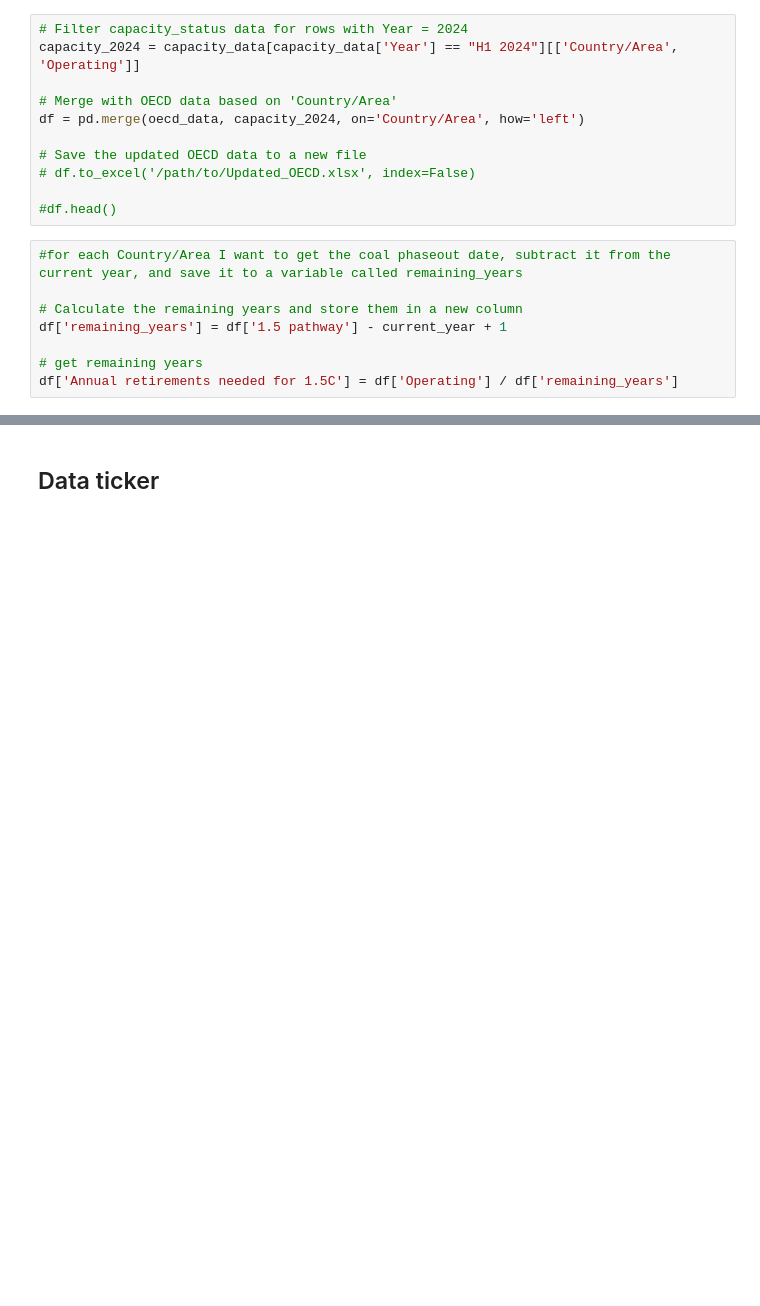
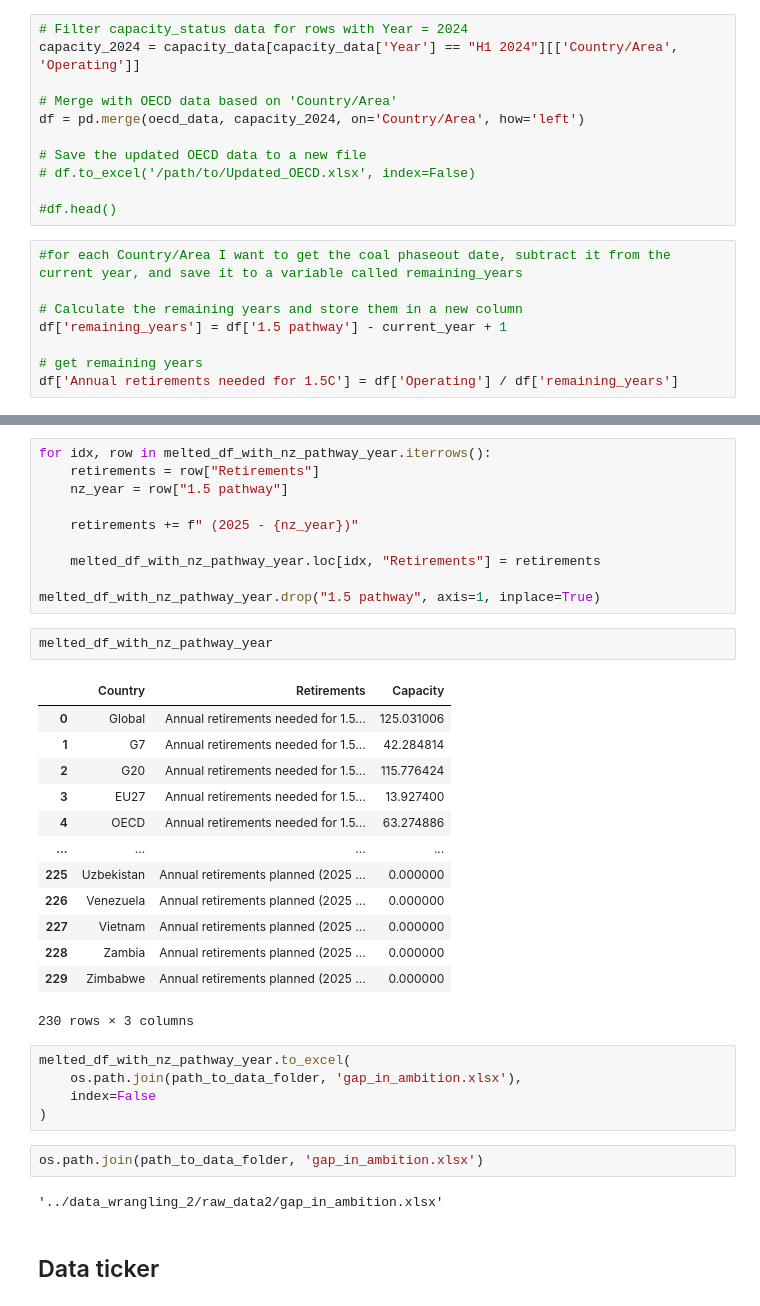
Before and after one commit to GlobalEnergyMonitor/coal-phaseout-preview, a Jupyter notebook: data_wrangling_1/Phaseout-dashboard_raw_data.ipynb, the cells around one changed output, grey strips where cells are left out. Saved outputs shown, nothing was run; the diff lists cells and outputs as text; blank space fills up the shorter version.

Commit message:
adding new data files and changes to notebooks

```diff
--- a/data_wrangling_1/Phaseout-dashboard_raw_data.ipynb
+++ b/data_wrangling_1/Phaseout-dashboard_raw_data.ipynb
@@ -322,3 +344,38 @@ melted_df.to_excel('output/gap_in_ambition.xlsx', index=False)
+# %%
+for idx, row in melted_df_with_nz_pathway_year.iterrows():
+    retirements = row["Retirements"]
+    nz_year = row["1.5 pathway"]
+
+    retirements += f" (2025 - {nz_year})"
+
+    melted_df_with_nz_pathway_year.loc[idx, "Retirements"] = retirements
+
+melted_df_with_nz_pathway_year.drop("1.5 pathway", axis=1, inplace=True)
+# %%
+melted_df_with_nz_pathway_year
+# %% [output]
+|  | Country | Retirements | Capacity |
+| 0 | Global | Annual retirements needed for 1.5... | 125.031006 |
+| 1 | G7 | Annual retirements needed for 1.5... | 42.284814 |
+| 2 | G20 | Annual retirements needed for 1.5... | 115.776424 |
+| 3 | EU27 | Annual retirements needed for 1.5... | 13.927400 |
+| 4 | OECD | Annual retirements needed for 1.5... | 63.274886 |
+| ... | ... | ... | ... |
+| 225 | Uzbekistan | Annual retirements planned (2025 ... | 0.000000 |
+| 226 | Venezuela | Annual retirements planned (2025 ... | 0.000000 |
+| 227 | Vietnam | Annual retirements planned (2025 ... | 0.000000 |
+| 228 | Zambia | Annual retirements planned (2025 ... | 0.000000 |
+| 229 | Zimbabwe | Annual retirements planned (2025 ... | 0.000000 |
+230 rows × 3 columns
+# %%
+melted_df_with_nz_pathway_year.to_excel(
+    os.path.join(path_to_data_folder, 'gap_in_ambition.xlsx'),
+    index=False
+)
+# %%
+os.path.join(path_to_data_folder, 'gap_in_ambition.xlsx')
+# %% [output]
+'../data_wrangling_2/raw_data2/gap_in_ambition.xlsx'
 # %% [markdown]
 ## Data ticker
 # %%
```
Also changed, not shown: parts of 12 cells of this notebook, 8 other files.
